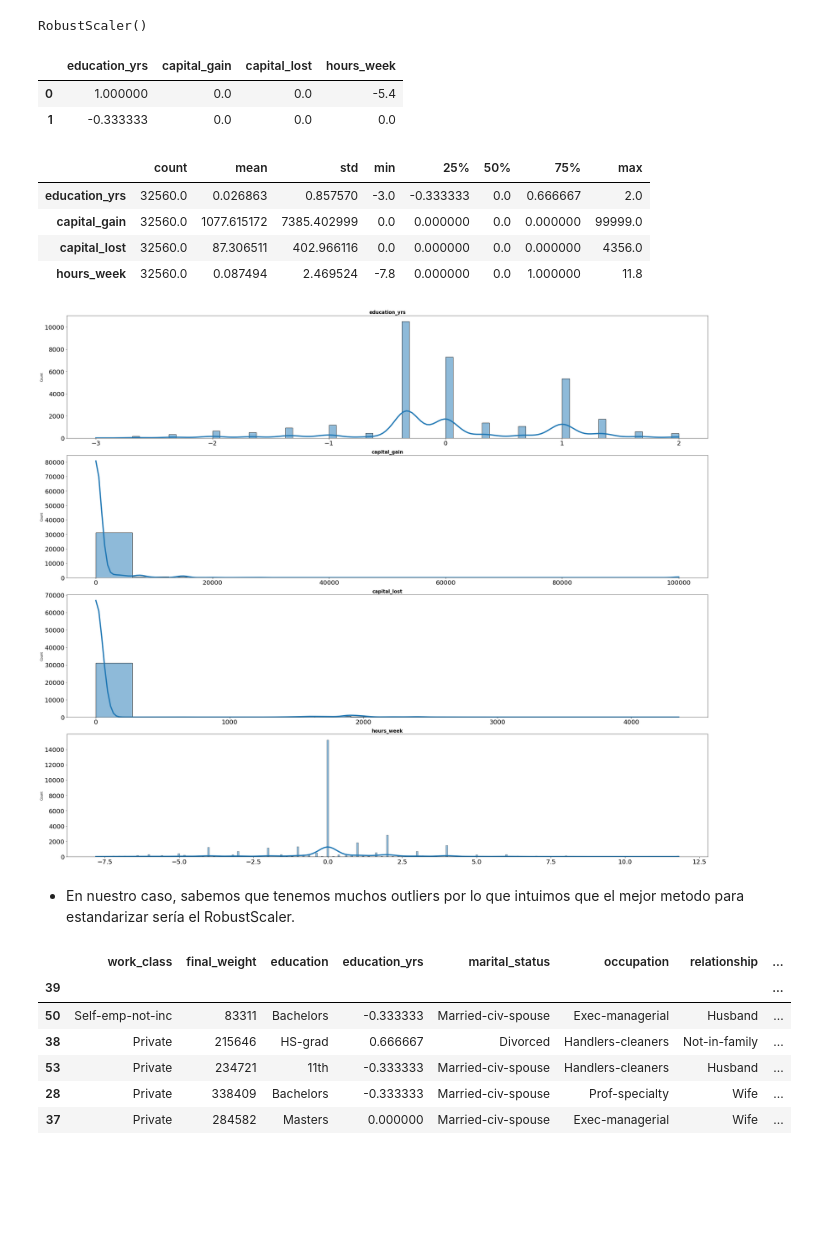
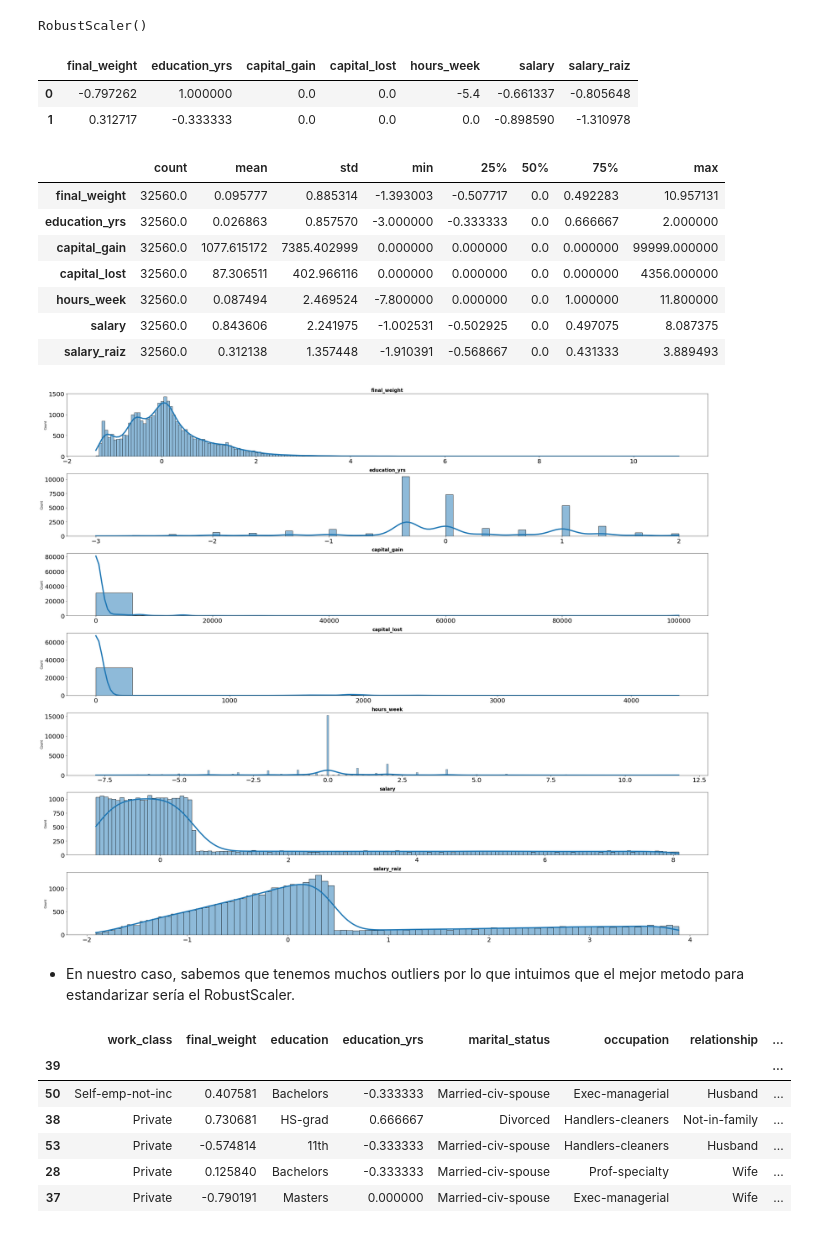
Before and after one commit to natigl/DA-bootcamp-MachineLearning, a Jupyter notebook: regresion_lineal/pp-estandarizacion.ipynb, the cells around one changed output. Drawn from its saved outputs; the diff is of its cells as text; code cells hidden in the pictures; blank space fills up the shorter version.

```diff
--- a/regresion_lineal/pp-estandarizacion.ipynb
+++ b/regresion_lineal/pp-estandarizacion.ipynb
@@ -52,2 +52,2 @@ numericas.head()
 # %%
-numericas.drop(["salary", "salary_log"], axis = 1, inplace = True)
+#numericas.drop(["salary", "salary_log"], axis = 1, inplace = True)
@@ -90,7 +94,7 @@ numericas_estandar.describe().T
 # %% [markdown]
 - Observamos en la columna std (desviacion estandar) que todos los valores están en torno al 1, es decir, estandarizados.
 # %%
-fig, axes = plt.subplots(nrows = 4, ncols = 1, figsize = (30, 25))
+fig, axes = plt.subplots(nrows = 7, ncols = 1, figsize = (30, 25))
 
 columnas_estandar = numericas_estandar.columns
 axes = axes.flat
@@ -135,41 +138,44 @@ numericas_robust = robust.transform(numericas)
 numericas_robust = pd.DataFrame(numericas_robust, columns = numericas.columns)
 numericas_robust.head(2)
 # %% [output]
-|  | education_yrs | capital_gain | capital_lost | hours_week |
-| 0 | 1.000000 | 0.0 | 0.0 | -5.4 |
-| 1 | -0.333333 | 0.0 | 0.0 | 0.0 |
+|  | final_weight | education_yrs | capital_gain | capital_lost | hours_week | salary | salary_raiz |
+| 0 | -0.797262 | 1.000000 | 0.0 | 0.0 | -5.4 | -0.661337 | -0.805648 |
+| 1 | 0.312717 | -0.333333 | 0.0 | 0.0 | 0.0 | -0.898590 | -1.310978 |
 # %%
 numericas_robust.describe().T
 # %% [output]
 |  | count | mean | std | min | 25% | 50% | 75% | max |
-| education_yrs | 32560.0 | 0.026863 | 0.857570 | -3.0 | -0.333333 | 0.0 | 0.666667 | 2.0 |
-| capital_gain | 32560.0 | 1077.615172 | 7385.402999 | 0.0 | 0.000000 | 0.0 | 0.000000 | 99999.0 |
-| capital_lost | 32560.0 | 87.306511 | 402.966116 | 0.0 | 0.000000 | 0.0 | 0.000000 | 4356.0 |
-| hours_week | 32560.0 | 0.087494 | 2.469524 | -7.8 | 0.000000 | 0.0 | 1.000000 | 11.8 |
+| final_weight | 32560.0 | 0.095777 | 0.885314 | -1.393003 | -0.507717 | 0.0 | 0.492283 | 10.957131 |
+| education_yrs | 32560.0 | 0.026863 | 0.857570 | -3.000000 | -0.333333 | 0.0 | 0.666667 | 2.000000 |
+| capital_gain | 32560.0 | 1077.615172 | 7385.402999 | 0.000000 | 0.000000 | 0.0 | 0.000000 | 99999.000000 |
+| capital_lost | 32560.0 | 87.306511 | 402.966116 | 0.000000 | 0.000000 | 0.0 | 0.000000 | 4356.000000 |
+| hours_week | 32560.0 | 0.087494 | 2.469524 | -7.800000 | 0.000000 | 0.0 | 1.000000 | 11.800000 |
+| salary | 32560.0 | 0.843606 | 2.241975 | -1.002531 | -0.502925 | 0.0 | 0.497075 | 8.087375 |
+| salary_raiz | 32560.0 | 0.312138 | 1.357448 | -1.910391 | -0.568667 | 0.0 | 0.431333 | 3.889493 |
 # %%
-fig, axes = plt.subplots(nrows = 4, ncols = 1, figsize = (30, 25))
+fig, axes = plt.subplots(nrows = 7, ncols = 1, figsize = (30, 25))
 
 columnas_robust = numericas_robust.columns
 axes = axes.flat
 
 
 for i, colum in enumerate(columnas_robust):
     sns.histplot(
         data = numericas_robust,
         x = colum,
         kde = True,
         line_kws = {"linewidth": 4},
         alpha = 0.5,
         ax = axes[i])
 
 
     axes[i].set_title(colum, fontsize = 15, fontweight = "bold")
     axes[i].tick_params(labelsize = 20)
     axes[i].set_xlabel("")
 
 fig.tight_layout()
 # %% [output]
-[figure, old version]
+[figure, new version]
 # %% [markdown]
 - En nuestro caso, sabemos que tenemos muchos outliers por lo que intuimos que el mejor metodo para estandarizar sería el RobustScaler.
 # %%
@@ -181,10 +187,10 @@ df.head()
 # %% [output]
 |  | work_class | final_weight | education | education_yrs | marital_status | occupation | relationship | ... |
 | 39 |  |  |  |  |  |  |  | ... |
-| 50 | Self-emp-not-inc | 83311 | Bachelors | -0.333333 | Married-civ-spouse | Exec-managerial | Husband | ... |
-| 38 | Private | 215646 | HS-grad | 0.666667 | Divorced | Handlers-cleaners | Not-in-family | ... |
-| 53 | Private | 234721 | 11th | -0.333333 | Married-civ-spouse | Handlers-cleaners | Husband | ... |
-| 28 | Private | 338409 | Bachelors | -0.333333 | Married-civ-spouse | Prof-specialty | Wife | ... |
-| 37 | Private | 284582 | Masters | 0.000000 | Married-civ-spouse | Exec-managerial | Wife | ... |
+| 50 | Self-emp-not-inc | 0.407581 | Bachelors | -0.333333 | Married-civ-spouse | Exec-managerial | Husband | ... |
+| 38 | Private | 0.730681 | HS-grad | 0.666667 | Divorced | Handlers-cleaners | Not-in-family | ... |
+| 53 | Private | -0.574814 | 11th | -0.333333 | Married-civ-spouse | Handlers-cleaners | Husband | ... |
+| 28 | Private | 0.125840 | Bachelors | -0.333333 | Married-civ-spouse | Prof-specialty | Wife | ... |
+| 37 | Private | -0.790191 | Masters | 0.000000 | Married-civ-spouse | Exec-managerial | Wife | ... |
 # %%
 df.to_csv("data/adult.numericas_robust.csv")
```
Also changed, not shown: parts of 5 cells of this notebook, 5 other files.
